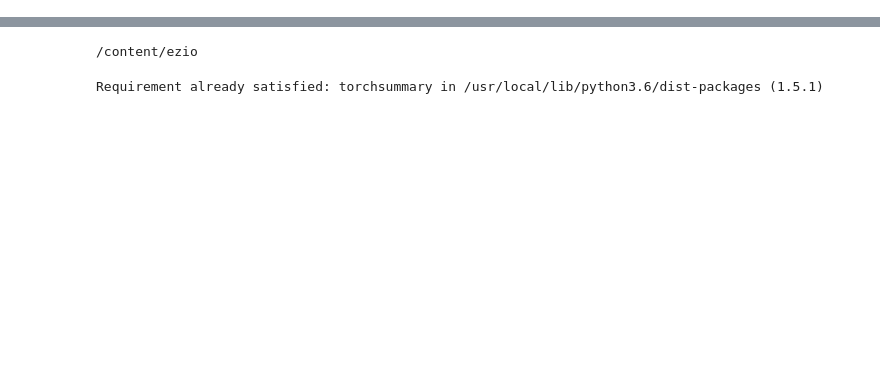
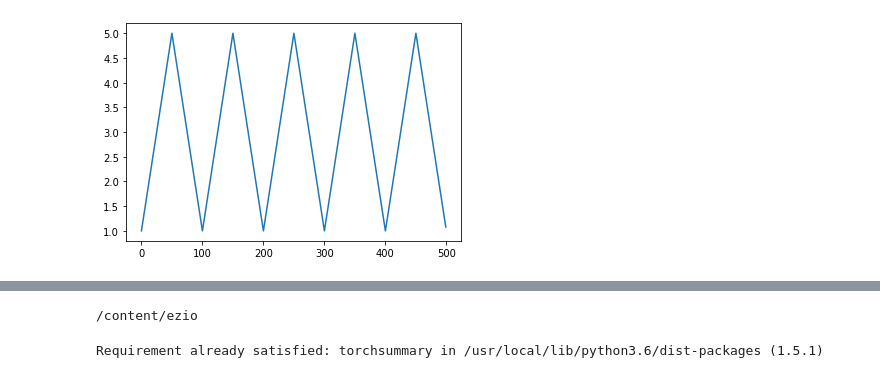
Before and after one commit to swapniel99/ezio, a Jupyter notebook: S11/S11.ipynb, the cells around one changed output, grey strips where cells are left out. Cells and saved outputs as stored; diff of their text form; code cells hidden in the pictures; blank space fills up the shorter version.

```diff
--- a/S11/S11.ipynb
+++ b/S11/S11.ipynb
@@ -3,3 +1,21 @@
+# %%
+import matplotlib.pyplot as plt
+import math
+
+def draw_graph(num_iterations, lr_min, lr_max, step_size):
+  ix, iy = [],[]
+  for i in range(num_iterations):
+    ix.append(i)
+    cycle = math.floor(1 + (i/(2 * step_size)))
+    x = abs((i/step_size) - (2 * cycle)+1)
+    lr = lr_min + (lr_max-lr_min) * (1 - x)
+    iy.append(lr)
+  plt.plot(ix, iy)
+  plt.show()
+# %%
+draw_graph(500, 1, 5, 50)
+# %% [output]
+[figure, added]
 # %%
 !nvidia-smi
 # %% [output]
```
Also changed, not shown: parts of 8 cells of this notebook, 1 other file.
